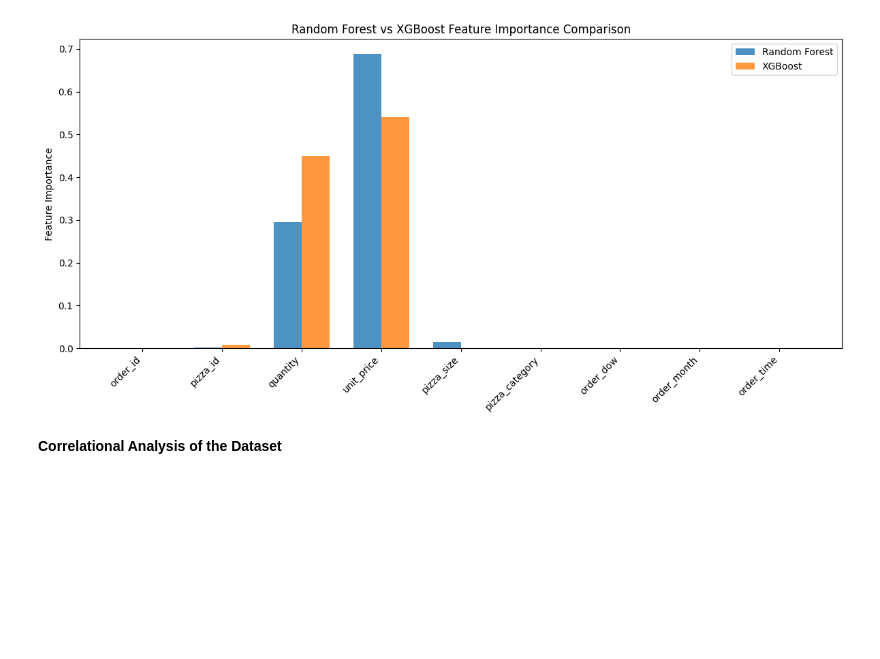
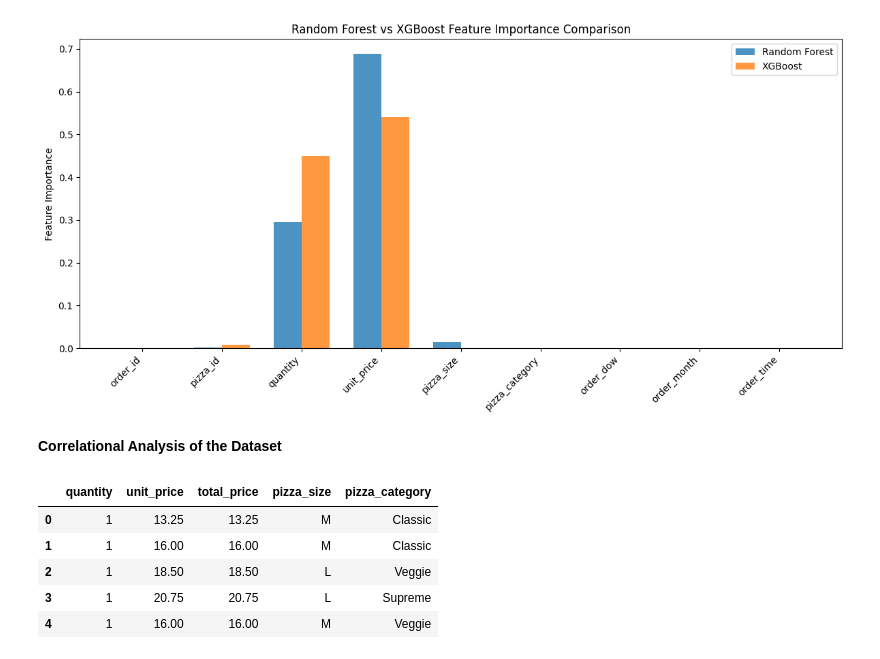
Before and after one commit to Rach0613/KidoCode, a Jupyter notebook: presentation.ipynb, the cells around one changed output. Cells and saved outputs as stored; diff of their text form; code cells hidden in the pictures; blank space fills up the shorter version.

```diff
--- a/presentation.ipynb
+++ b/presentation.ipynb
@@ -897,3 +897,14 @@ r2: 0.9999999902230705
 # do a correlational analysis
 # %% [markdown]
 **Correlational Analysis of the Dataset**
+# %%
+# extract the features to form into a new DataFrame
+df = pizza_df[["quantity", "unit_price", "total_price", "pizza_size", "pizza_category"]]
+df.head(5)
+# %% [output]
+|  | quantity | unit_price | total_price | pizza_size | pizza_category |
+| 0 | 1 | 13.25 | 13.25 | M | Classic |
+| 1 | 1 | 16.00 | 16.00 | M | Classic |
+| 2 | 1 | 18.50 | 18.50 | L | Veggie |
+| 3 | 1 | 20.75 | 20.75 | L | Supreme |
+| 4 | 1 | 16.00 | 16.00 | M | Veggie |
```
Also changed, not shown: parts of 16 cells of this notebook.
